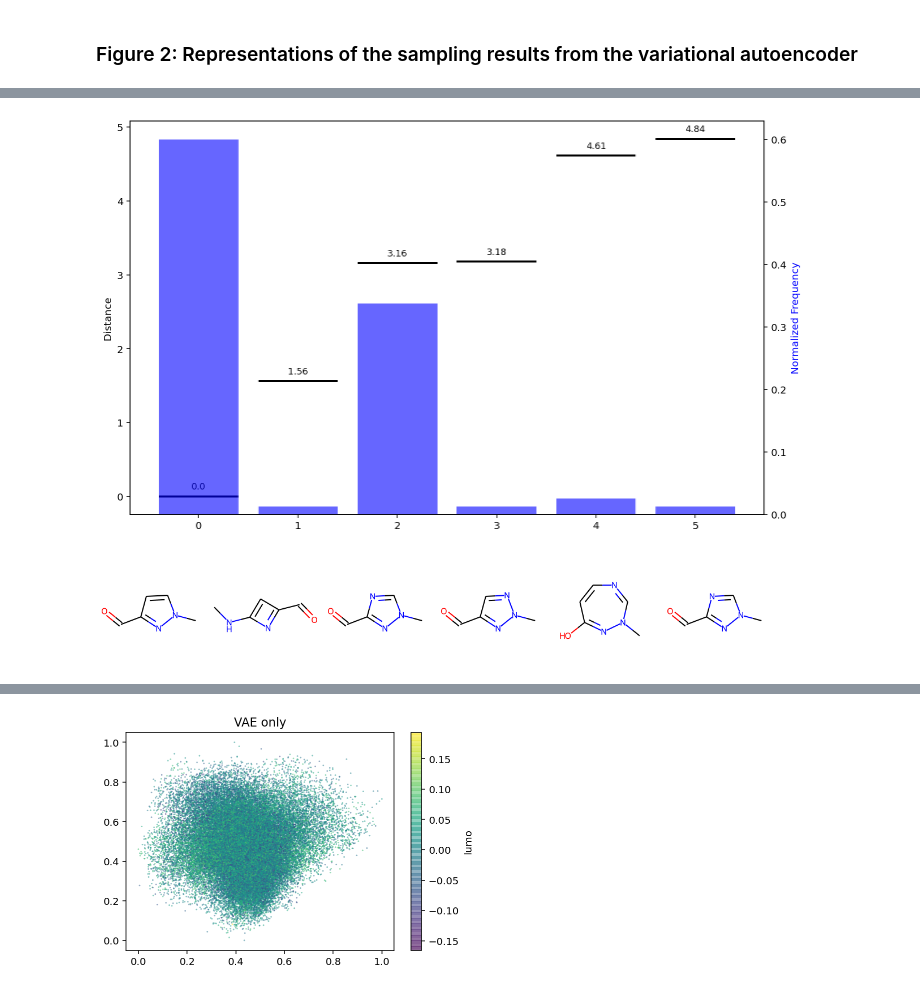
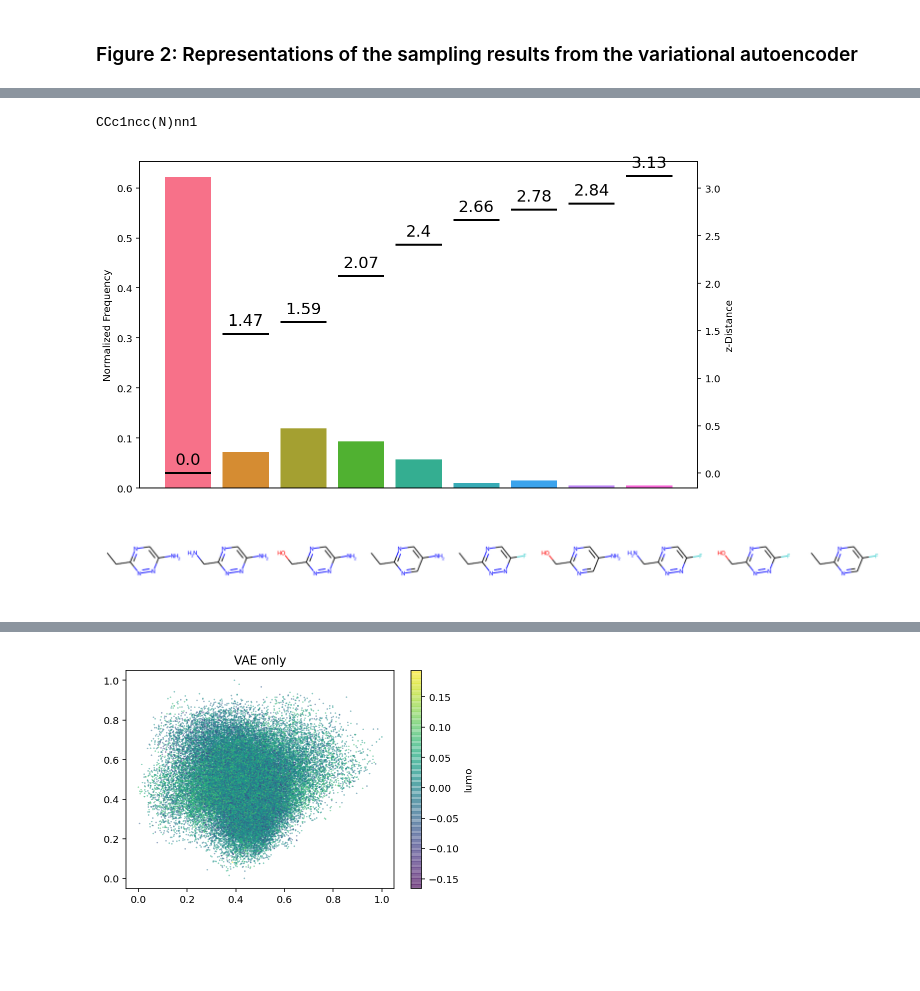
Before and after one commit to KnightTec/chemical_vae, a Jupyter notebook: notebooks/qm9_results.ipynb, the cells around one changed output, grey strips where cells are left out. Saved outputs shown, nothing was run; the diff lists cells and outputs as text; code cells hidden in the pictures; blank space fills up the shorter version.

```diff
--- a/notebooks/qm9_results.ipynb
+++ b/notebooks/qm9_results.ipynb
@@ -11,8 +11,8 @@ from rdkit import Chem
 from rdkit.Chem import Crippen, QED
 from rdkit.Chem import RDConfig
 
-# lg = RDLogger.logger()
-# lg.setLevel(RDLogger.CRITICAL)
+lg = RDLogger.logger()
+lg.setLevel(RDLogger.CRITICAL)
 
 import sascorer
 
@@ -30,6 +30,7 @@ from rdkit.Chem import AllChem as Chem
 from rdkit.Chem import PandasTools
 # plotting stuff
 import matplotlib.pyplot as plt
+plt.rcParams.update({'font.size': 16})
 import matplotlib as mpl
 from IPython.display import SVG, display
 %config InlineBackend.figure_format = 'retina'
@@ -168,45 +139,46 @@ Novelty = 0.9106145251396648
 # %%
-# Create a new figure and axis
+# pick and random molecule from the dataset
+molecule = vae.random_molecules(size=1)[0]
+print(molecule)
+X = vae.smiles_to_hot(molecule,canonize_smiles=True)
+z = vae.encode(X)
+
+decode_attempts = 200
+
+Z = np.tile(z, (decode_attempts, 1))
+X = vae.decode(Z)
+smiles = vae.hot_to_smiles(X, strip=True)
+df = vae.prep_mol_df(smiles, z)
+
+# plot
 fig, ax1 = plt.subplots(figsize=(10, 6))
+ax2 = ax1.twinx()
+colors = sns.color_palette("husl", len(df))
+bars = ax1.bar(df.index, df['frequency'] / df['frequency'].sum(), label='Frequency', color=colors)
 
-# Create a secondary y-axis for the frequency bars
-ax2 = ax1.twinx()
-
-# Plot the bar chart using the frequency column on ax2
-bars = ax2.bar(df.index, df['frequency'], alpha=0.6, label='Frequency', color='blue')
-
-# Plot horizontal lines representing distance over each bar and annotate the distance value on ax1
 for bar, distance in zip(bars, df['distance']):
-    ax1.hlines(distance, bar.get_x(), bar.get_x() + bar.get_width(), colors='black', linewidth=2)
-
-    # Round the distance value to 2 decimal places
+    ax2.hlines(distance, bar.get_x(), bar.get_x() + bar.get_width(), colors='black', linewidth=2)
     rounded_distance = round(distance, 2)
-
-    # Annotate the rounded distance value
-    ax1.annotate(str(rounded_distance),
+    ax2.annotate(str(rounded_distance),
                  (bar.get_x() + bar.get_width()/2, distance),
                  textcoords="offset points",
                  xytext=(0,5),  # 5 points vertical offset
                  ha='center',
                  va='bottom',
-                 fontsize=9,
+                 fontsize=16,
                  color='black')
 
-# Set the y-axis labels
-ax1.set_ylabel('Distance', color='black')
-ax2.set_ylabel('Normalized Frequency', color='blue')
+ax2.set_ylabel('z-Distance')
+ax1.set_ylabel('Normalized Frequency')
 
-# Set the x-axis ticks
-ax1.set_xticks(df.index)
-ax1.set_xticklabels(df.index)
-
-plt.tight_layout()
+plt.xticks(ticks=[])
 plt.show()
 
-display(PandasTools.FrameToGridImage(df,column='mol' , molsPerRow=7))
+display(PandasTools.FrameToGridImage(df,column='mol' , molsPerRow=len(df)))
 # %% [output]
+CCc1ncc(N)nn1
-[figure, old version]
+[figure, new version]
-[figure, old version]
+[figure, new version]
 # %% [markdown]
 c) molecules sampled near the location of ibuprofen in latent space. The values below the molecules are the distance in latent space from
 the decoded molecule to ibuprofen
```
Also changed, not shown: parts of 14 cells of this notebook, 2 other files.
